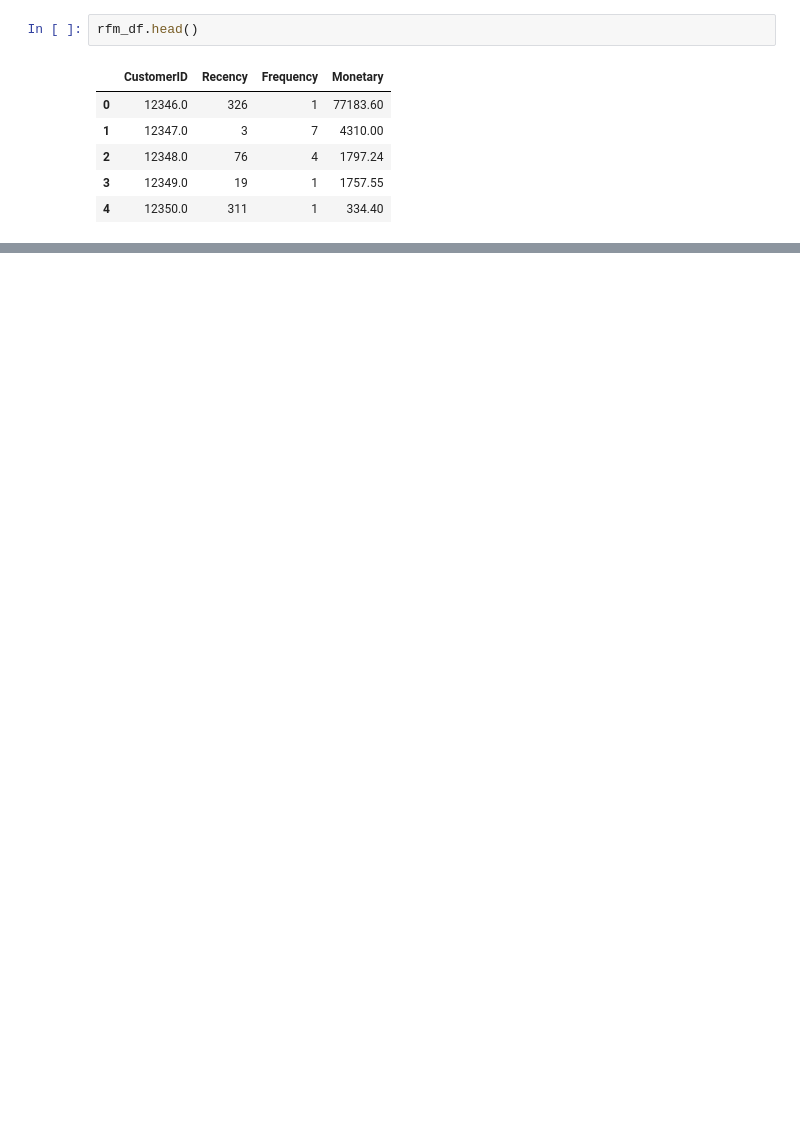
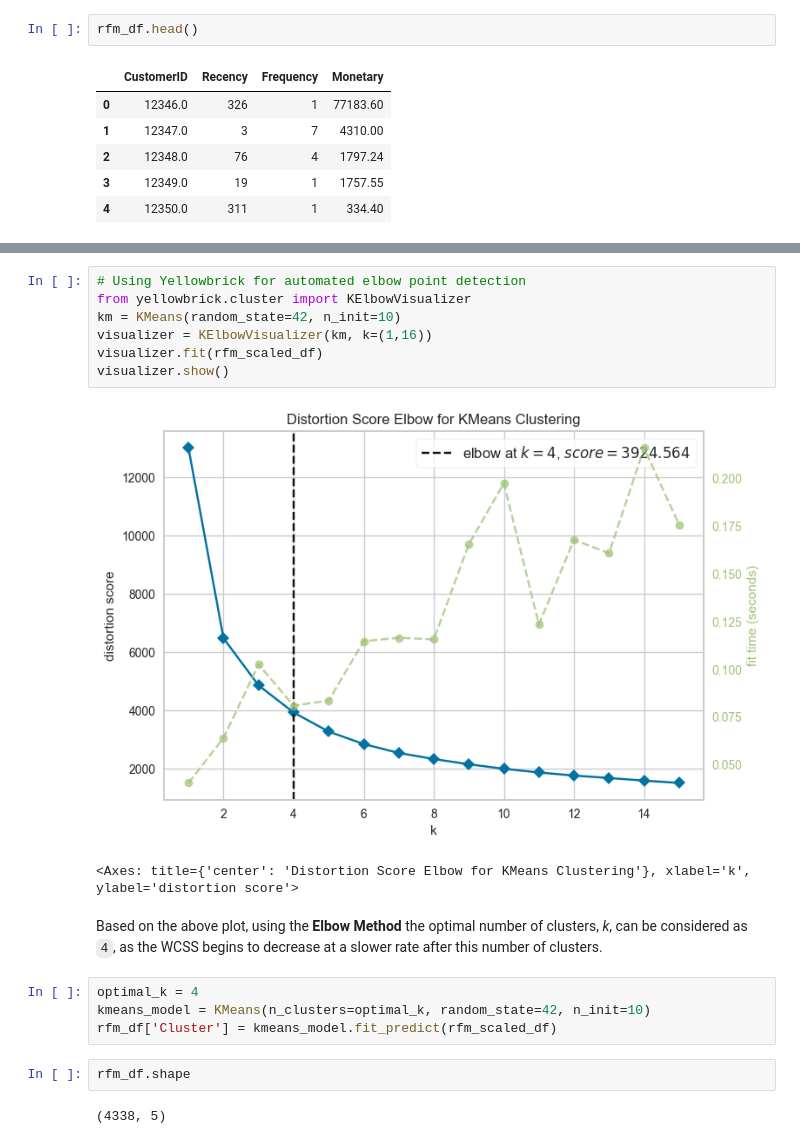
Before and after one commit to Arpmee027/Customer_Segmentation_using_K-means_Clustering, a Jupyter notebook: Customer Segementation for online retail using K-means Algorithm.ipynb, the cells around one changed output, grey strips where cells are left out. Saved outputs shown, nothing was run; the diff lists cells and outputs as text; blank space fills up the shorter version.

```diff
--- a/Customer Segementation for online retail using K-means Algorithm.ipynb
+++ b/Customer Segementation for online retail using K-means Algorithm.ipynb
@@ -151,0 +202,20 @@ rfm_df.head()
+# %%
+# Using Yellowbrick for automated elbow point detection
+from yellowbrick.cluster import KElbowVisualizer
+km = KMeans(random_state=42, n_init=10)
+visualizer = KElbowVisualizer(km, k=(1,16))
+visualizer.fit(rfm_scaled_df)
+visualizer.show()
+# %% [output]
+[figure, added]
+<Axes: title={'center': 'Distortion Score Elbow for KMeans Clustering'}, xlabel='k', ylabel='distortion score'>
+# %% [markdown]
+Based on the above plot, using the **Elbow Method** the optimal number of clusters, *k*, can be considered as `4`, as the WCSS begins to decrease at a slower rate after this number of clusters.
+# %%
+optimal_k = 4
+kmeans_model = KMeans(n_clusters=optimal_k, random_state=42, n_init=10)
+rfm_df['Cluster'] = kmeans_model.fit_predict(rfm_scaled_df)
+# %%
+rfm_df.shape
+# %% [output]
+(4338, 5)
```
Also changed, not shown: parts of 20 cells of this notebook.
